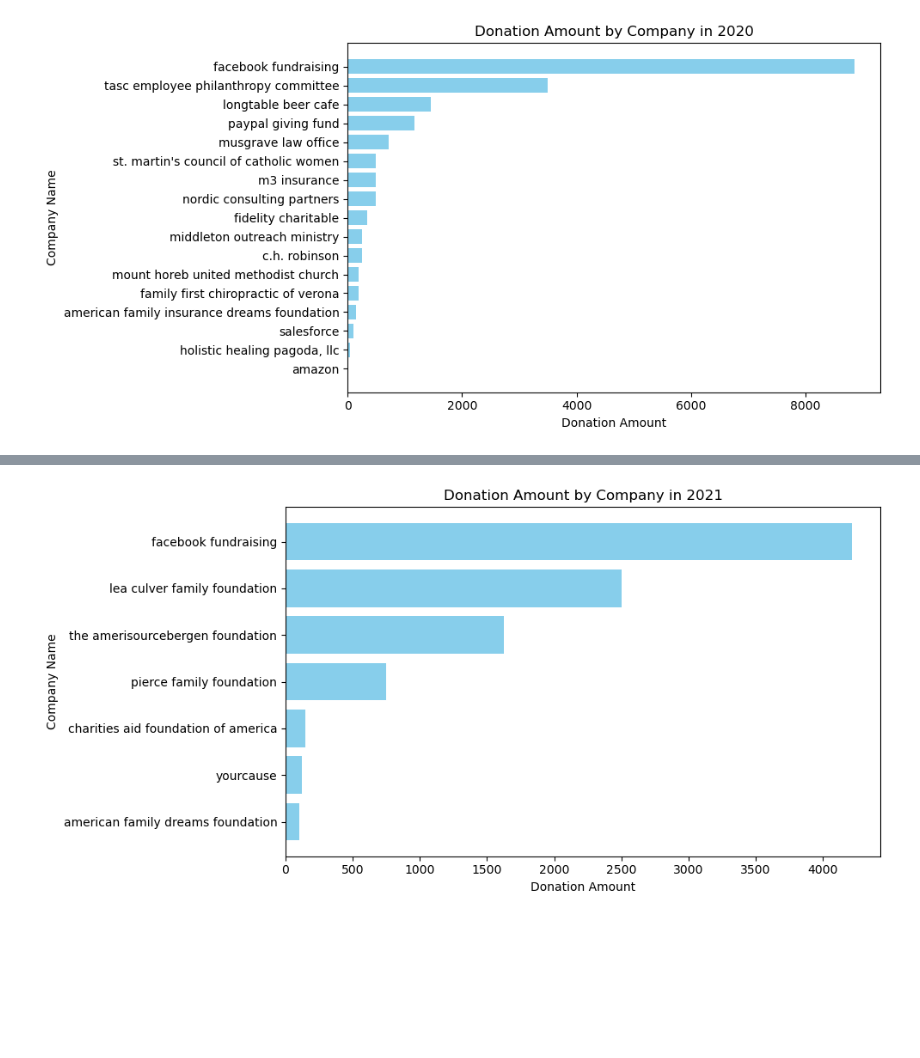
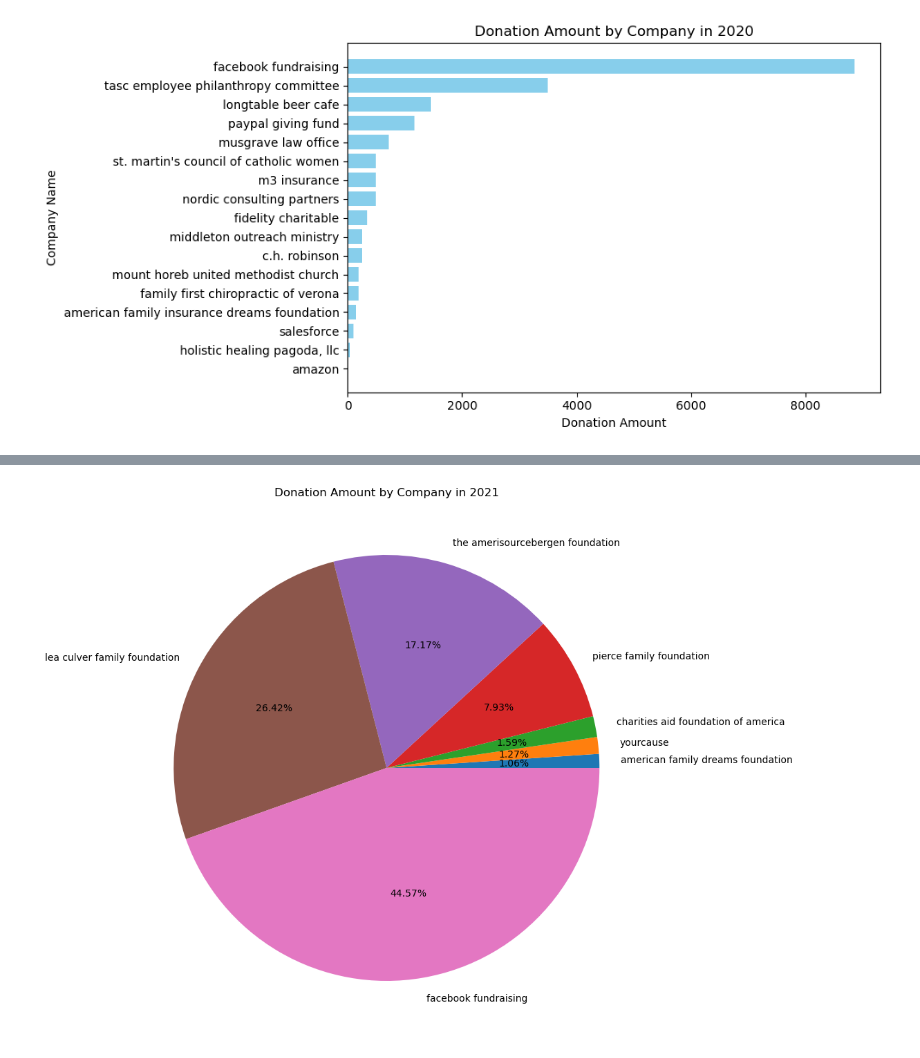
Before and after one commit to GauravChopra9/Biokind, a Jupyter notebook: companies_analysis.ipynb, the cells around one changed output, grey strips where cells are left out. Cells and saved outputs as stored; diff of their text form; code cells hidden in the pictures; blank space fills up the shorter version.

```diff
--- a/companies_analysis.ipynb
+++ b/companies_analysis.ipynb
@@ -6 +6,32 @@ FILE_PATHS = [r'cleaned_dataset\df_2020_clean.csv', r'cleaned_dataset\df_2021_cl
+# %%
+# Function to clean a dataframe
+def clean_data(df):
+    df.fillna('unknown', inplace=True)
+    df = df.applymap(lambda x: x.strip() if isinstance(x, str) else x) # strip everything
+    df = df.applymap(lambda x: x.lower() if isinstance(x, str) else x) # lowercase everything
+
+    columns_mapping = {
+        'Donation ID': 'donation_id',
+        'Account ID': 'account_id',
+        'Shopping Cart ID': 'shopping_card_id',
+        'Campaign ID': 'campaign_id',
+        'Donation Amount': 'donation_amount',
+        'Donation Date': 'donation_date',
+        'Account Type': 'account_type',
+        'Full Name (F)': 'full_name_(f)',
+        'Company Name': 'company_name',
+        'City': 'city',
+        'Address Line 1': 'address_line_1',
+        'State/Province': 'state_or_province',
+        'Zip Code': 'zip_code',
+        'Campaign Name': 'campaign_name',
+        'Purpose': 'purpose',
+        'Fund': 'fund',
+        'Tender Type': 'tender_type',
+        'Tribute Full Name (F)': 'tribute_full_name_(f)'
+    }
+
+    df.rename(columns=columns_mapping, inplace=True)
+
+    return df
 # %%
@@ -72,0 +112,12 @@ plot_company_donations(FILE_PATHS[0], 2020)
+# %%
+def piechart_company_donations(path, title):
+    df = clean_data(pd.read_csv(path))
+    df_companies = df[df['account_type'] == 'company'].groupby('company_name', as_index=False
+                                                               ).agg(donation_amount=('donation_amount', 'sum'),
+                                                                     donation_count=('donation_id', 'count')
+                                                                ).sort_values(by='donation_amount')
+    plt.figure(figsize=(10, 10))
+    plt.pie(df_companies['donation_amount'], labels=df_companies['company_name'], autopct="%1.2f%%")
+    plt.title(title)
+    #plt.tight_layout()
+    plt.show()
@@ -73,4 +128,4 @@ plot_company_donations(FILE_PATHS[0], 2020)
 # %%
-plot_company_donations(FILE_PATHS[1], 2021)
+piechart_company_donations(FILE_PATHS[1], 'Donation Amount by Company in 2021')
 # %% [output]
-[figure, old version]
+[figure, new version]
```
Also changed, not shown: parts of 9 cells of this notebook, 17 other files.
